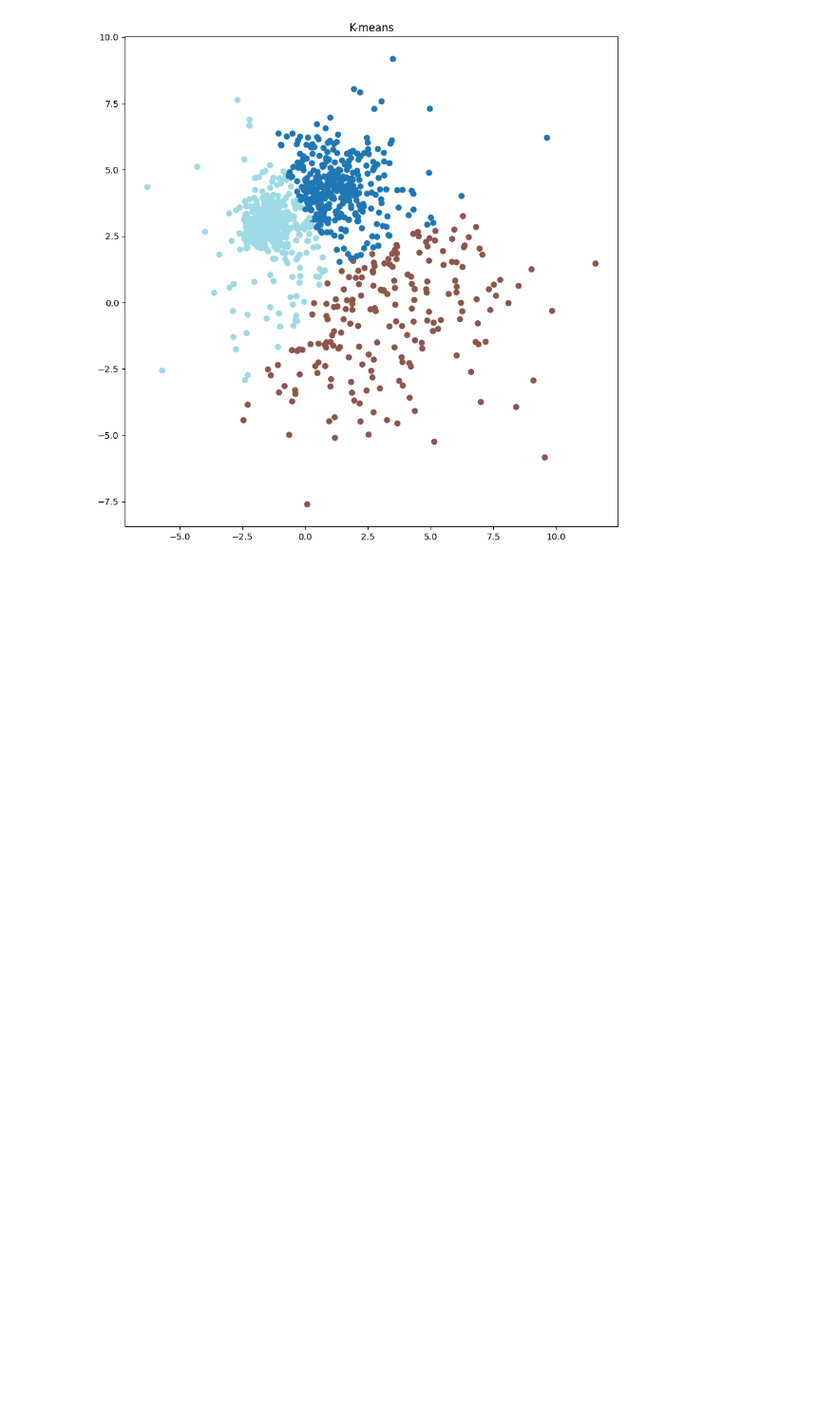
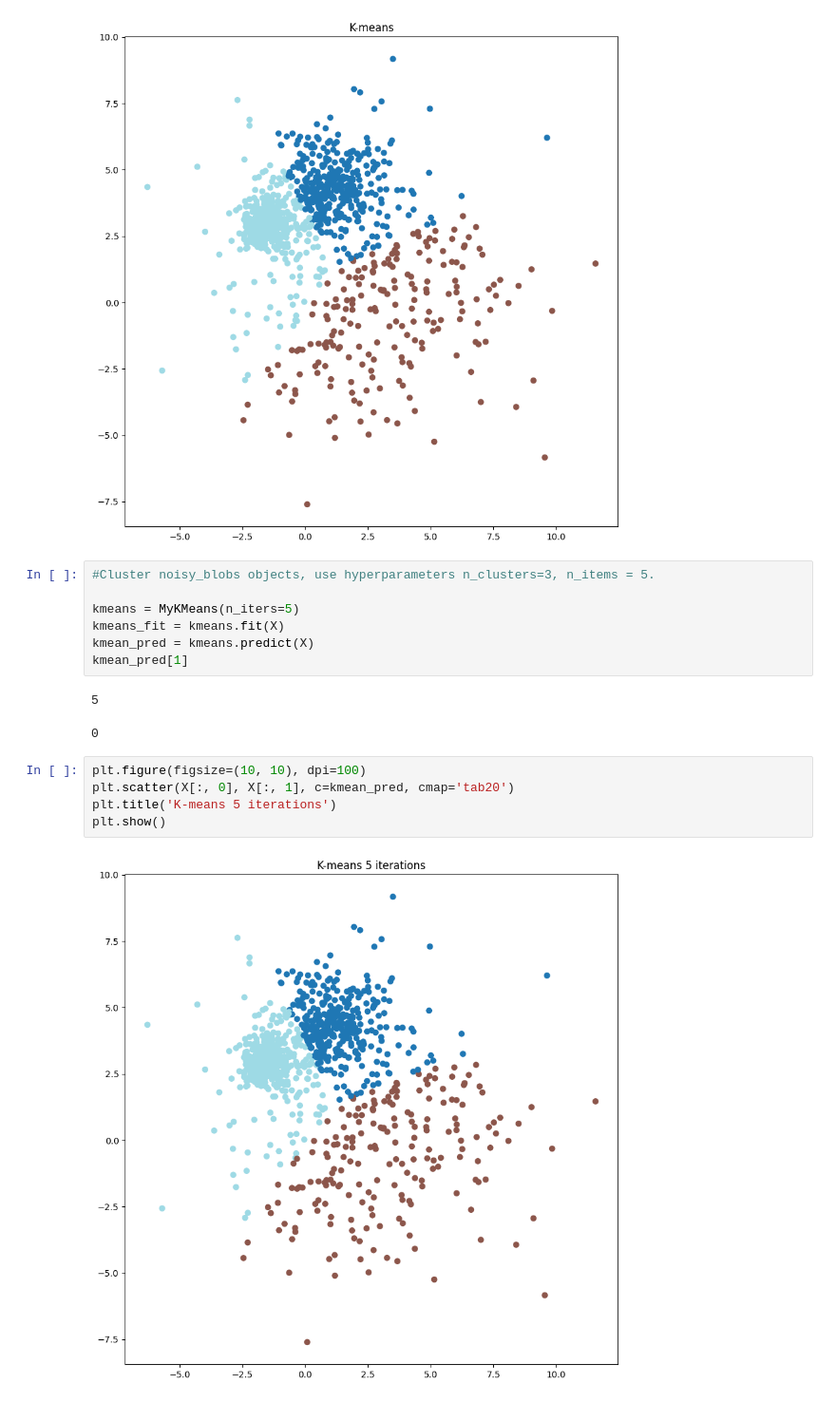
Before and after one commit to SergeyHSE/UnsupervisedLearning.github.io, a Jupyter notebook: UnsupervisedLearning.ipynb, the cells around one changed output. Shown at 95% size. Saved outputs shown, nothing was run; the diff lists cells and outputs as text; blank space fills up the shorter version.

```diff
--- a/UnsupervisedLearning.ipynb
+++ b/UnsupervisedLearning.ipynb
@@ -170,3 +170,20 @@ plt.title('K-means')
 plt.show()
 # %% [output]
 [figure]
+# %%
+#Cluster noisy_blobs objects, use hyperparameters n_clusters=3, n_items = 5.
+
+kmeans = MyKMeans(n_iters=5)
+kmeans_fit = kmeans.fit(X)
+kmean_pred = kmeans.predict(X)
+kmean_pred[1]
+# %% [output]
+5
+0
+# %%
+plt.figure(figsize=(10, 10), dpi=100)
+plt.scatter(X[:, 0], X[:, 1], c=kmean_pred, cmap='tab20')
+plt.title('K-means 5 iterations')
+plt.show()
+# %% [output]
+[figure, added]
```
